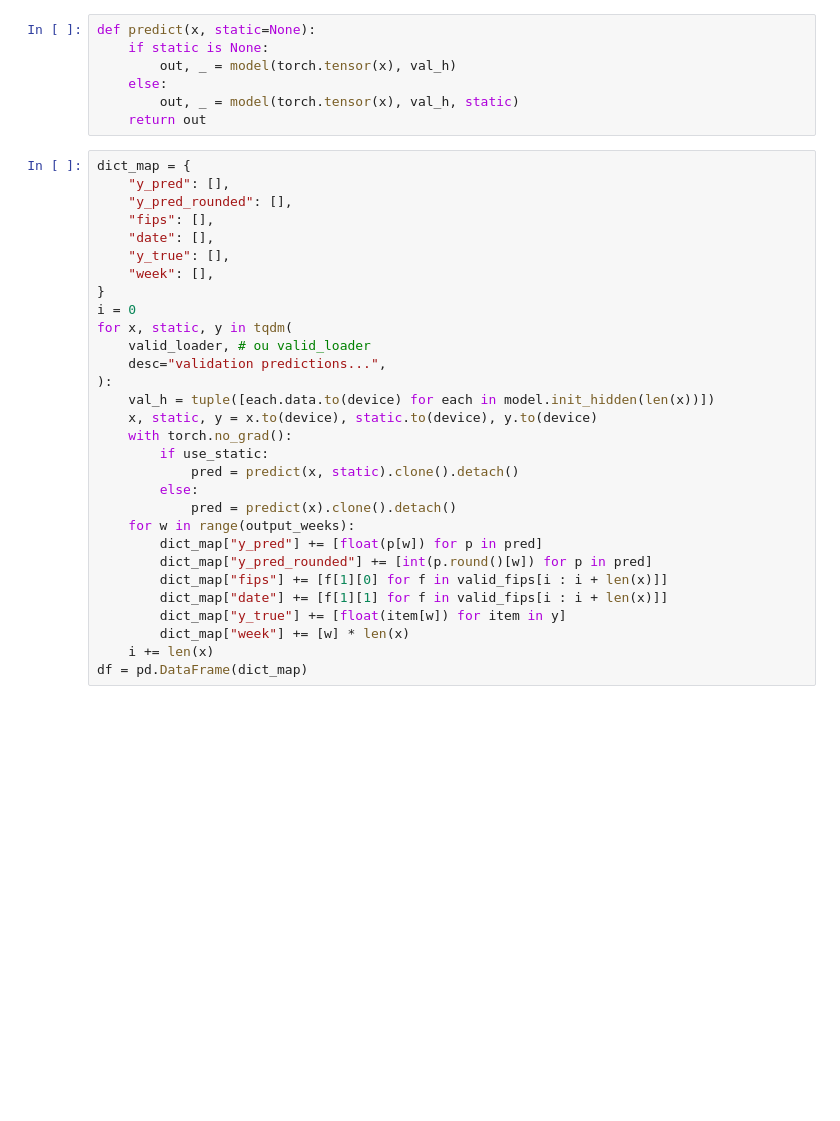
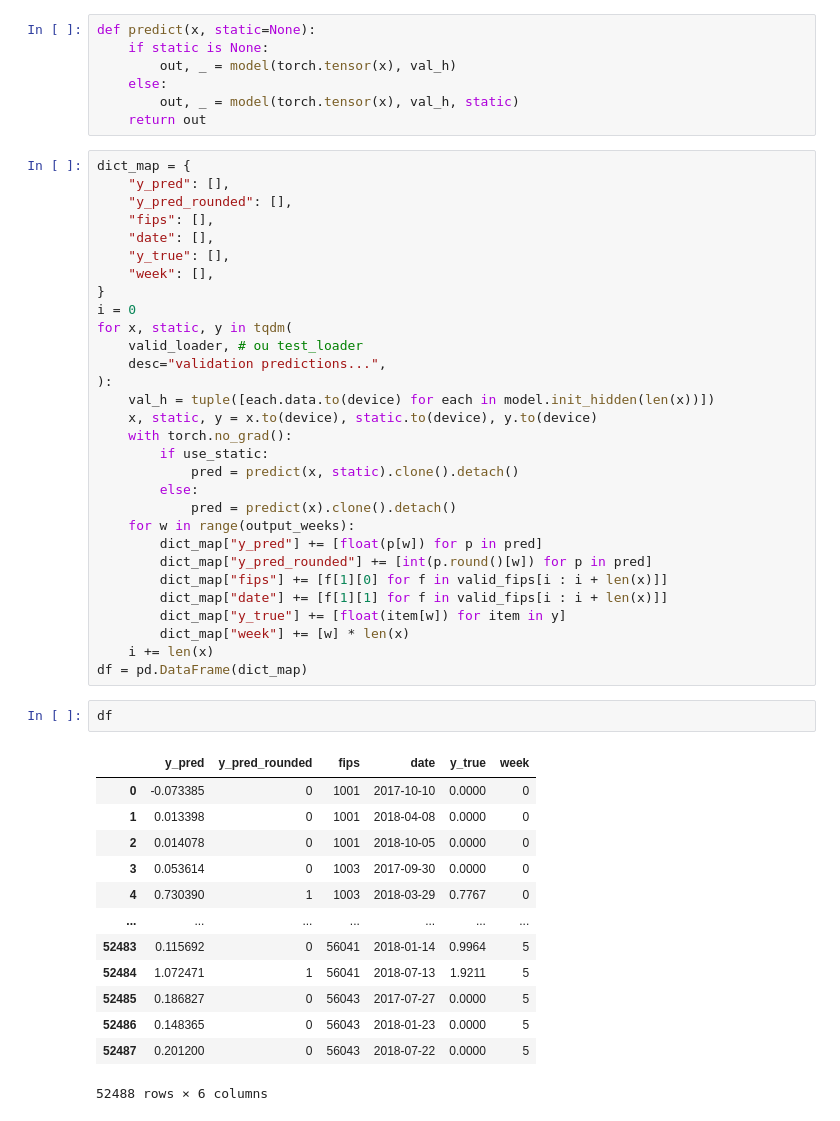
Before and after one commit to JulAgu/drought_pred_hybrid, a Jupyter notebook: notebooks/01-Exploring_data + LSTM_Baseline.ipynb, the cells around one changed output. Drawn from its saved outputs; the diff is of its cells as text; blank space fills up the shorter version.

```diff
--- a/notebooks/01-Exploring_data + LSTM_Baseline.ipynb
+++ b/notebooks/01-Exploring_data + LSTM_Baseline.ipynb
@@ -551,7 +570,7 @@ dict_map = {
 }
 i = 0
 for x, static, y in tqdm(
-    valid_loader, # ou valid_loader
+    valid_loader, # ou test_loader
     desc="validation predictions...",
 ):
     val_h = tuple([each.data.to(device) for each in model.init_hidden(len(x))])
@@ -570,6 +589,22 @@ for x, static, y in tqdm(
         dict_map["week"] += [w] * len(x)
     i += len(x)
 df = pd.DataFrame(dict_map)
+# %%
+df
+# %% [output]
+|  | y_pred | y_pred_rounded | fips | date | y_true | week |
+| 0 | -0.073385 | 0 | 1001 | 2017-10-10 | 0.0000 | 0 |
+| 1 | 0.013398 | 0 | 1001 | 2018-04-08 | 0.0000 | 0 |
+| 2 | 0.014078 | 0 | 1001 | 2018-10-05 | 0.0000 | 0 |
+| 3 | 0.053614 | 0 | 1003 | 2017-09-30 | 0.0000 | 0 |
+| 4 | 0.730390 | 1 | 1003 | 2018-03-29 | 0.7767 | 0 |
+| ... | ... | ... | ... | ... | ... | ... |
+| 52483 | 0.115692 | 0 | 56041 | 2018-01-14 | 0.9964 | 5 |
+| 52484 | 1.072471 | 1 | 56041 | 2018-07-13 | 1.9211 | 5 |
+| 52485 | 0.186827 | 0 | 56043 | 2017-07-27 | 0.0000 | 5 |
+| 52486 | 0.148365 | 0 | 56043 | 2018-01-23 | 0.0000 | 5 |
+| 52487 | 0.201200 | 0 | 56043 | 2018-07-22 | 0.0000 | 5 |
+52488 rows × 6 columns
 # %%
 for w in range(6):
     wdf = df[df['week']==w]
```
Also changed, not shown: parts of 9 cells of this notebook, 4 other files.
